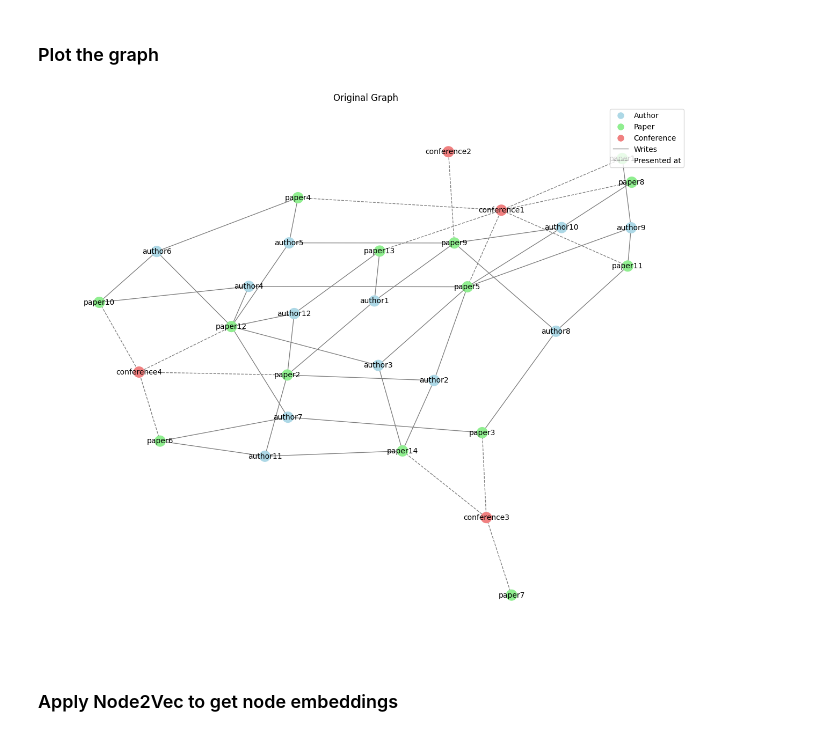
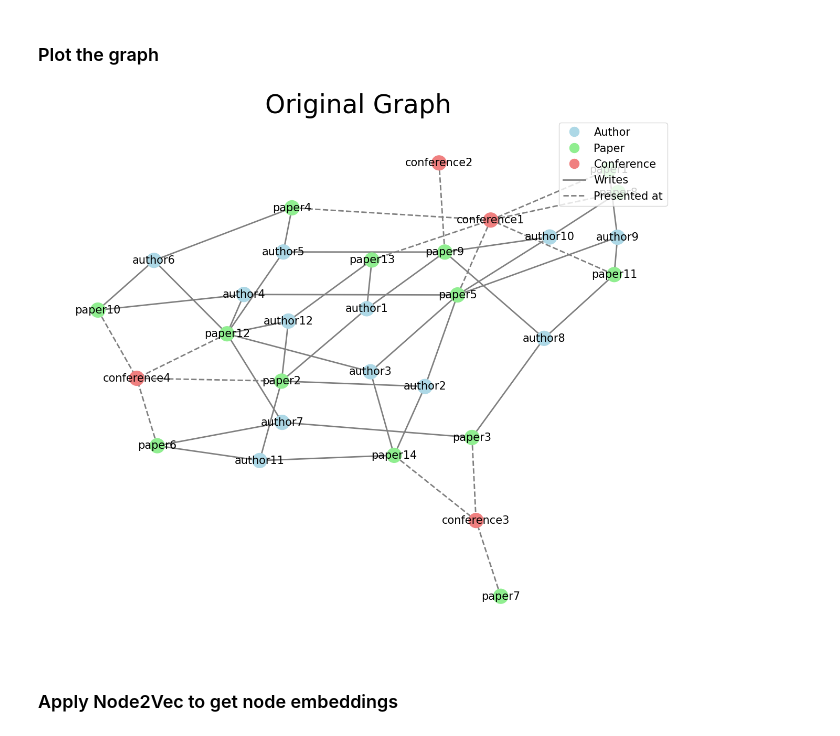
Before and after one commit to RahinAshraf/Unsupervised-Heterogenous-Pruning, a Jupyter notebook: PRJ_Code/Node2Vec_30_node_graph.ipynb, the cells around one changed output. Cells and saved outputs as stored; diff of their text form; code cells hidden in the pictures.

```diff
--- a/PRJ_Code/Node2Vec_30_node_graph.ipynb
+++ b/PRJ_Code/Node2Vec_30_node_graph.ipynb
@@ -48,50 +48,64 @@ for paper_id in range(1, num_papers + 1):
 # %% [markdown]
 ### Plot the graph
 # %%
+import networkx as nx
+import matplotlib.pyplot as plt
+
 # Function to plot graphs with node types in different colors and edge types in different styles
 def plot_graph(graph, pos, title):
     plt.figure(figsize=(12, 10))
 
     # Define colors for nodes based on their types
     node_colors = []
     for node in graph.nodes():
         if graph.nodes[node]['type'] == 'author':
             node_colors.append('lightblue')
         elif graph.nodes[node]['type'] == 'paper':
             node_colors.append('lightgreen')
         elif graph.nodes[node]['type'] == 'conference':
             node_colors.append('lightcoral')
 
     # Define edge styles based on their types
-    edge_styles = [('dashed' if graph.edges[edge]['type'] == 'presented_at' else 'solid' if graph.edges[edge]['type'] == 'writes' else 'solid') for edge in graph.edges]
+    edge_colors = []
+    edge_styles = []
+    for edge in graph.edges:
+        if graph.edges[edge]['type'] == 'presented_at':
+            edge_colors.append('gray')
+            edge_styles.append('dashed')
+        elif graph.edges[edge]['type'] == 'writes':
+            edge_colors.append('gray')
+            edge_styles.append('solid')
+        else:
+            edge_colors.append('gray')
+            edge_styles.append('solid')
 
     # Draw nodes and edges with specified colors and styles
-    nx.draw(graph, pos, with_labels=True, node_color=node_colors, edge_color='gray', style=edge_styles,
-            node_size=200, font_size=10)
+    nx.draw(graph, pos, with_labels=True, node_color=node_colors, edge_color=edge_colors, style=edge_styles,
+            node_size=400, font_size=15, width=2)  # Set the width parameter for thicker edges
 
     # Create legend for node types
-    author_node = plt.Line2D([0], [0], marker='o', color='w', markerfacecolor='lightblue', markersize=10, label='Author')
-    paper_node = plt.Line2D([0], [0], marker='o', color='w', markerfacecolor='lightgreen', markersize=10, label='Paper')
-    conference_node = plt.Line2D([0], [0], marker='o', color='w', markerfacecolor='lightcoral', markersize=10, label='Conference')
+    author_node = plt.Line2D([0], [0], marker='o', color='w', markerfacecolor='lightblue', markersize=15, label='Author')
+    paper_node = plt.Line2D([0], [0], marker='o', color='w', markerfacecolor='lightgreen', markersize=15, label='Paper')
+    conference_node = plt.Line2D([0], [0], marker='o', color='w', markerfacecolor='lightcoral', markersize=15, label='Conference')
 
     # Create legend for edge types
-    writes_edge = plt.Line2D([0], [0], color='gray', linewidth=1, linestyle='-', label='Writes')
-    presented_at_edge = plt.Line2D([0], [0], color='gray', linewidth=1, linestyle='--', label='Presented at')
+    writes_edge = plt.Line2D([0], [0], color='gray', linewidth=2, linestyle='-', label='Writes')
+    presented_at_edge = plt.Line2D([0], [0], color='gray', linewidth=2, linestyle='--', label='Presented at')
 
-    plt.legend(handles=[author_node, paper_node, conference_node, writes_edge, presented_at_edge], loc='upper right')
+    plt.legend(handles=[author_node, paper_node, conference_node, writes_edge, presented_at_edge], loc='upper right', fontsize=15)
 
-    plt.title(title)
+    plt.title(title, fontsize=35)
     plt.show()
 
 # nx.write_gml(G, 'medium_graph_test_500_nodes.gml') # Save the graph
 
 G = nx.read_gml('graph_tests_data/graph_test_30_nodes.gml') # Read the graph
 
 # Plot the original graph
 pos = nx.spring_layout(G, seed=42, k=0.3)  # Spring layout with adjusted k for better spacing
 plot_graph(G, pos, 'Original Graph')
 # %% [output]
-[figure, old version]
+[figure, new version]
 # %% [markdown]
 ### Apply Node2Vec to get node embeddings
 # %%
```
Also changed, not shown: parts of 9 cells of this notebook, 31 other files.
